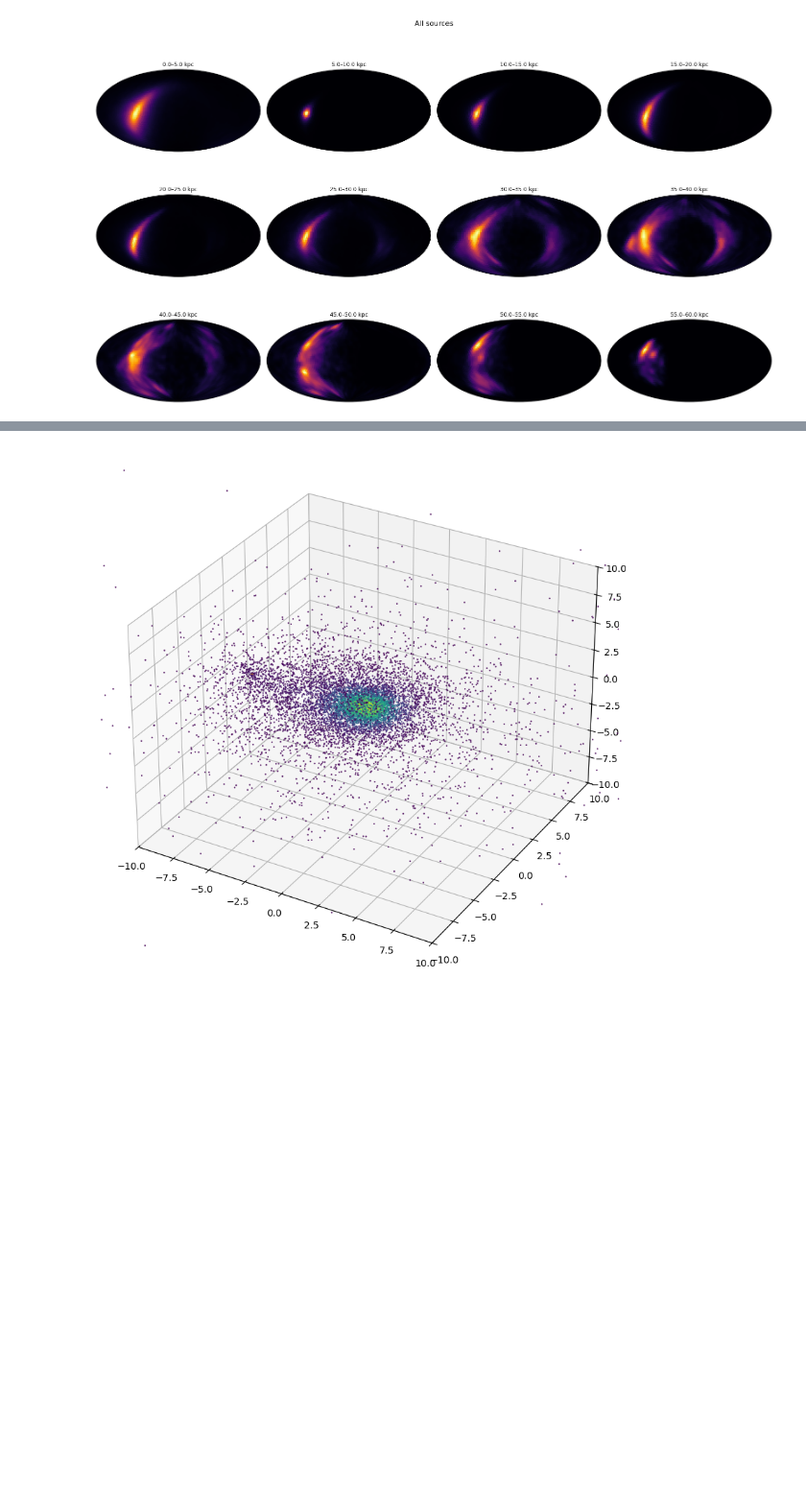
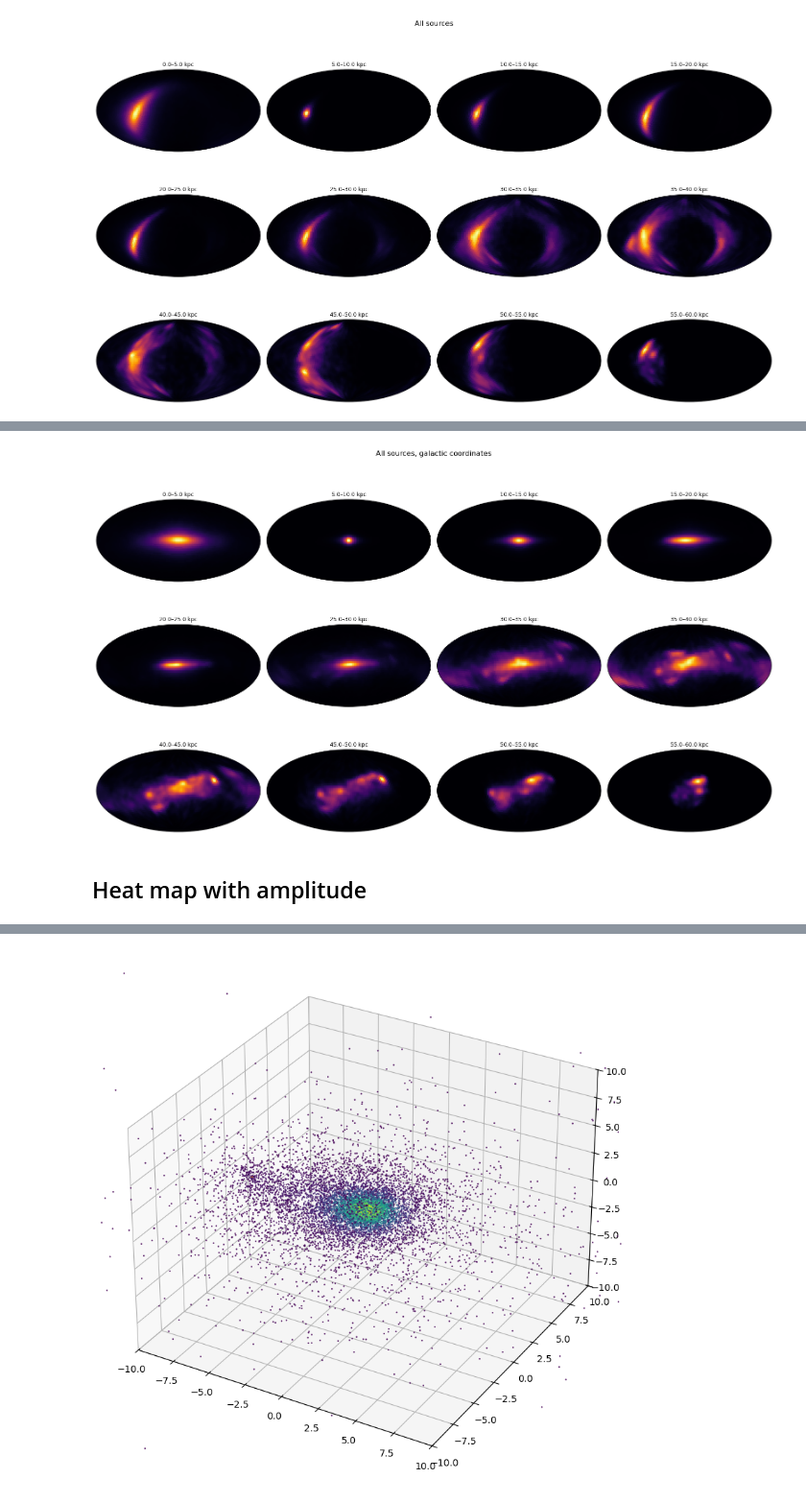
Before and after one commit to aacravi/snr-calculation, a Jupyter notebook: sky_plots.ipynb, the cells around one changed output, grey strips where cells are left out. Shown at 96% size. Cells and saved outputs as stored; diff of their text form; code cells hidden in the pictures; blank space fills up the shorter version.

```diff
--- a/sky_plots.ipynb
+++ b/sky_plots.ipynb
@@ -353,0 +425,29 @@ plt.show()
+# %%
+fig, axes = plt.subplots(
+    3, 4,
+    figsize=(16, 10),
+    subplot_kw={'projection': 'aitoff'}
+)
+
+axes = axes.flatten()
+
+for i, ax in enumerate(axes):
+    if i >= n_shells:
+        ax.axis('off')
+        continue
+
+    im = ax.pcolormesh(lon_edges, lat_edges, H_list[i].T, cmap='inferno', shading='auto')
+
+    ax.set_title(f"{r_edges[i]:.1f}–{r_edges[i+1]:.1f} kpc", fontsize=9)
+
+    ax.grid(True)
+    ax.set_xticks([])
+    ax.set_yticks([])
+
+fig.suptitle("All sources, galactic coordinates", fontsize=12, y=0.98)
+plt.tight_layout(rect=[0, 0, 1, 0.99])
+plt.show()
+# %% [output]
+[figure, added]
+# %% [markdown]
+## Heat map with amplitude
```
Also changed, not shown: parts of 28 cells of this notebook, 3 other files.
